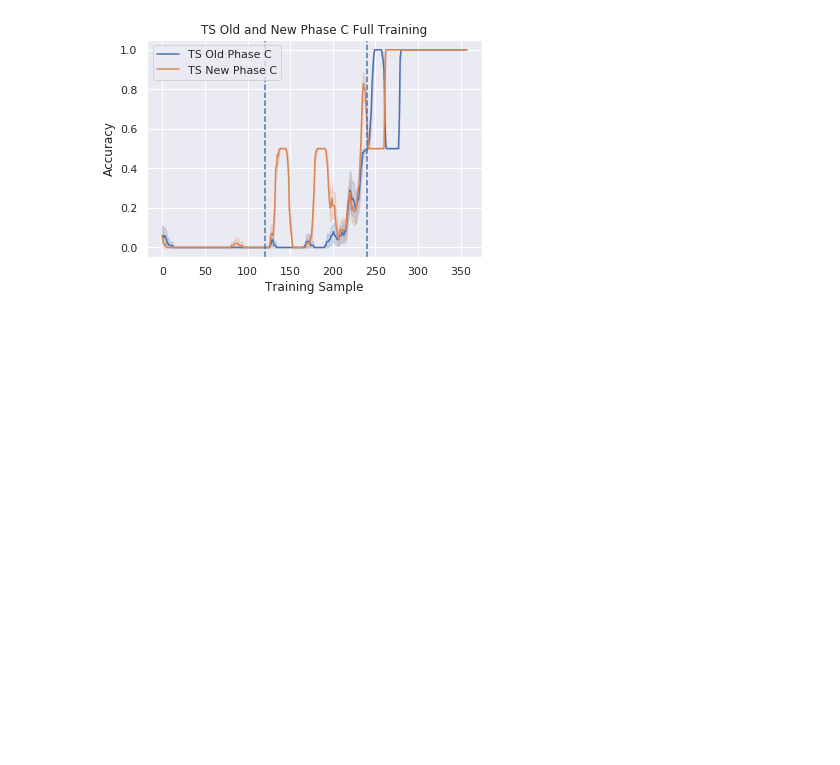
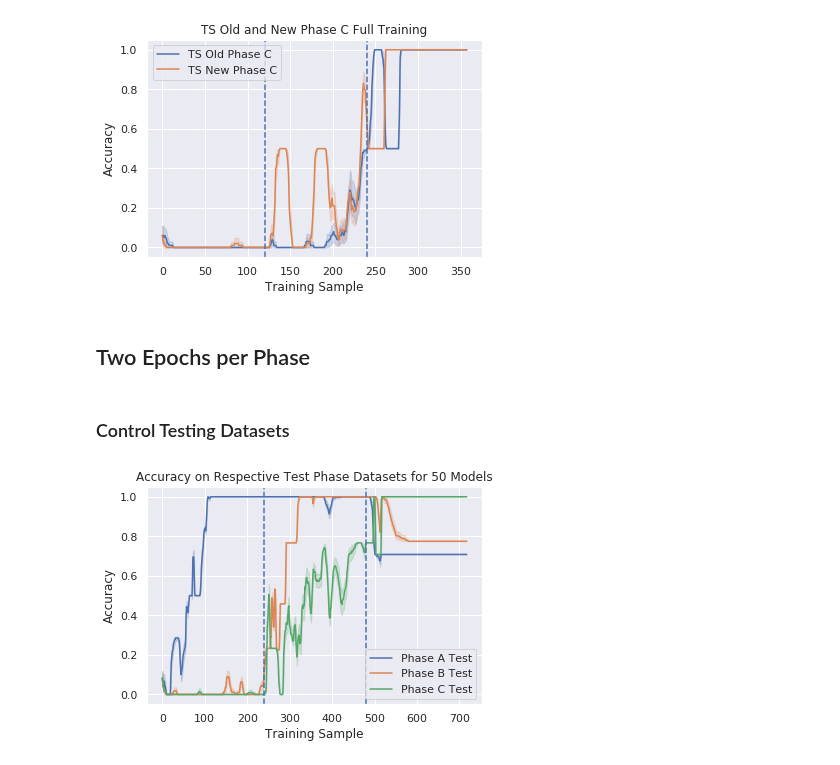
Before and after one commit to apra93/leabra-tf, a Jupyter notebook: docs/source/notebooks/0.8-Hierarchical-Learning.ipynb, the cells around one changed output. Drawn from its saved outputs; the diff is of its cells as text; code cells hidden in the pictures; blank space fills up the shorter version.

Commit message:
NB: Adding plots for two epoch training.

```diff
--- a/docs/source/notebooks/0.8-Hierarchical-Learning.ipynb
+++ b/docs/source/notebooks/0.8-Hierarchical-Learning.ipynb
@@ -1009,3 +1009,26 @@ plot_multiple_models(all_ts_phase_metrics, dataset_to_plot,
                     title='TS Old and New Phase C Full Training')
 # %% [output]
 [figure]
+# %% [markdown]
+## Two Epochs per Phase
+# %%
+N_MODELS = 50
+all_ts_phase_metrics = [ts_train_exp(
+    sess,
+    phases=phases,
+    lr=0.00333,
+    epochs=2,
+    train_op=optimizer_dict['Adam'],
+    init_ops=init_ops,
+    verbose=False,
+    n_train=None,
+    n_val=1,
+) for _ in range(N_MODELS)]
+# %% [markdown]
+### Control Testing Datasets
+# %%
+dataset_to_plot = list(phase_test_datasets.keys())
+plot_multiple_models(all_ts_phase_metrics, dataset_to_plot,
+                    title=f'Accuracy on Respective Test Phase Datasets for {N_MODELS} Models')
+# %% [output]
+[figure, added]
```
Also changed, not shown: parts of 7 cells of this notebook.
